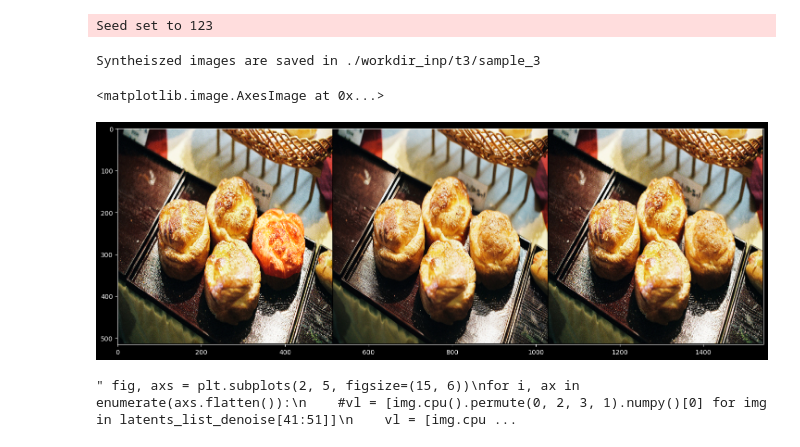
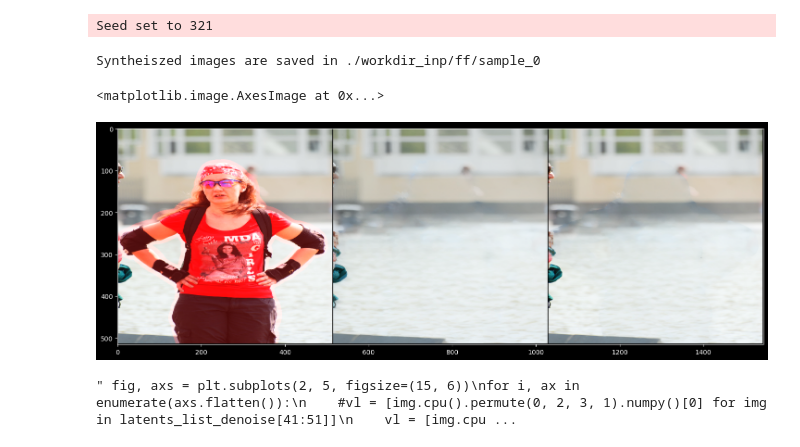
Before and after one commit to datanlab/AttentiveEraser, a Jupyter notebook: removal_guidance.ipynb, the cells around one changed output. Saved outputs shown, nothing was run; the diff lists cells and outputs as text; code cells hidden in the pictures.

```diff
--- a/removal_guidance.ipynb
+++ b/removal_guidance.ipynb
@@ -55,25 +53,25 @@ register_free_crossattn_upblock2d(pipe, b1=1.4, b2=1.6, s1=0.9, s2=0.2) """
 def load_image(image_path, device):
     image = read_image(image_path)
     image = image[:3].unsqueeze_(0).float() / 127.5 - 1.  # [-1, 1]
-    image = F.interpolate(image, (512, 512))
+    image = F.interpolate(image, (512, 512), mode="bicubic")
     image = image.to(torch.float16).to(device)
     return image
 
 def load_mask(mask_path, device):
     mask = read_image(mask_path,mode=ImageReadMode.GRAY)
     mask = mask.unsqueeze_(0).float() / 255.  # 0 or 1
-    mask = F.interpolate(mask, (512, 512))
-    #mask = gaussian_blur(mask, kernel_size=(9, 9))
-    mask[mask < 0.1] = 0
-    mask[mask >= 0.1] = 1
+    mask = F.interpolate(mask, (512, 512), mode="bicubic")
+    mask = gaussian_blur(mask, kernel_size=(13,13))
+    mask[mask < 0.01] = 0
+    mask[mask >= 0.01] = 1
     mask = mask.to(torch.float16).to(device)
     return mask
 
 #seed = 777 #222
-seed = 123 #777no
+seed = 321 #777no
 seed_everything(seed)
 generator=torch.Generator("cuda").manual_seed(seed)
-sample = "t3"
+sample = "ff"
 out_dir = f"./workdir_inp/{sample}/"
 os.makedirs(out_dir, exist_ok=True)
 sample_count = len(os.listdir(out_dir))
@@ -85,19 +83,23 @@ SOURCE_IMAGE_PATH = f"/hy-tmp/MyREMOVAL/examples/img/{sample}.png"
 MASK_PATH = f"/hy-tmp/MyREMOVAL/examples/mask/{sample}_mask.png"
 prompt = ""
 
-SOURCE_IMAGE_PATH = "/hy-tmp/DATA/sample/b7ac9c6bcfe0ff4e_m09728_6e1b66f8.jpg"
-MASK_PATH = "/hy-tmp/DATA/sample/b7ac9c6bcfe0ff4e_m09728_6e1b66f8_mask.png"
+#SOURCE_IMAGE_PATH = "/hy-tmp/DATA/sample/b5e79249f8151459_m01yrx_775722c0.jpg"
+#MASK_PATH = "/hy-tmp/DATA/sample/b5e79249f8151459_m01yrx_775722c0_mask.png"
 #/hy-tmp/outputs_mine/00a55e292e46550a_m03m3pdh_6c778d36.png
 #/hy-tmp/DATA/sample/cbdcaf205d02edf2_m026qbn5_0092f793.jpg
-#/hy-tmp/sd_new/3360b675298645fd_m0bt9lr_3a61c953.png
+#/hy-tmp/outputs_mine/004130acea29204f_m0bt9lr_64749b83.png
+#/hy-tmp/sd_new/c7d1a7a1605b9dd2_m0174n1_039ff462.png #shoutao
+#/hy-tmp/sd_new/0a451ad29b8506c9_m015p6_4bc83bd1.png
 #/hy-tmp/DATA/sample/4555b8698ca652f5_m06_fw_350e59e3.jpg huaban
 ##source_image = load_image("/hy-tmp/DATA/sample/c2b8e5978146d18e_m03bt1vf_b089318d.jpg", device) #huabing
 #source_image = load_image("/hy-tmp/DATA/sample/155b09c9570670f3_m09728_575e1690.jpg", device) #bin
-#source_image = load_image("/hy-tmp/DATA/sample/bcfa0c7ce176f096_m01m2v_b0cad050.jpg", device) # abl for w
+#source_image = load_image("/hy-tmp/DATA/sample/bcfa0c7ce176f096_m01m2v_b0cad050.jpg", device) # abl for layer
+#source_image = load_image("/hy-tmp/DATA/sample/cfc13f689bc316fe_m03bt1vf_c8041a04.jpg", device) # all_layer
+#source_image = load_image("/hy-tmp/DATA/sample/3205bdb5bf767046_m04dr76w_8cfcb545.jpg", device) #lipstick
 source_image = load_image(SOURCE_IMAGE_PATH, device)
 mask_an = load_mask(MASK_PATH, device)
 # %% [output]
-Seed set to 123
+Seed set to 321
 # %%
 #image_path = "/hy-tmp/DATA/sample/c2b8e5978146d18e_m03bt1vf_b089318d.jpg"
 #/hy-tmp/DATA/sample/bf8971a7489a79a1_m06msq_8a1b5ea1.jpg g1
@@ -122,7 +124,7 @@ Seed set to 123
 # %%
 from masactrl.masactrl import MutualSelfAttentionControlMask_An_opt,MutualSelfAttentionControlMask_An
 from masactrl.masactrl_utils import regiter_attention_editor_diffusers
-strength = 0.8
+strength = 0.9
 num_inference_steps = 50
 START_STEP = 0
 END_STEP = int(strength*num_inference_steps)
@@ -136,8 +138,8 @@ layer_idx=list(range(LAYER, END_LAYER))
 for i in removelist:
     layer_idx.remove(i) """
 # hijack the attention module
-#editor = MutualSelfAttentionControlMask_An_opt(START_STEP, END_STEP, LAYER, END_LAYER,layer_idx= layer_idx, mask=mask_an)
-editor = MutualSelfAttentionControlMask_An(START_STEP, END_STEP, LAYER, END_LAYER,layer_idx= layer_idx, mask=mask_an)
+editor = MutualSelfAttentionControlMask_An_opt(START_STEP, END_STEP, LAYER, END_LAYER,layer_idx= layer_idx, mask=mask_an)
+#editor = MutualSelfAttentionControlMask_An(START_STEP, END_STEP, LAYER, END_LAYER,layer_idx= layer_idx, mask=mask_an)
 
 regiter_attention_editor_diffusers(pipe, editor)
 # %%
@@ -173,29 +175,31 @@ from PIL import Image, ImageFilter
 pil_mask = to_pil_image(mask_an.squeeze(0))
 pil_mask_blurred = pil_mask.filter(ImageFilter.GaussianBlur(radius=15))
 mask_blurred = to_tensor(pil_mask_blurred).unsqueeze_(0).to(mask_an.device)
+msak_f = 1-(1-mask_an)*(1-mask_blurred)
 # %%
-out_tile = mask_an * image[-1:] + (1 - mask_an) * (source_image* 0.5 + 0.5)
-out_tile_1 = mask_blurred * image[-1:] + (1 - mask_blurred) * out_tile
+#out_tile = mask_an * image[-1:] + (1 - mask_an) * (source_image* 0.5 + 0.5)
+#out_tile_1 = mask_blurred * image[-1:] + (1 - mask_blurred) * out_tile
+out_tile_1 = msak_f * image[-1:] + (1 - msak_f) * (source_image* 0.5 + 0.5)
 #out_image = torch.concat([source_image* 0.5 + 0.5,
 out_image = torch.concat([img_redder.unsqueeze(0),
                          image[-1:],
                          out_tile_1],
                          #image[:1]],
                          dim=0)
 save_image(out_image, os.path.join(out_dir, f"all_step{END_STEP}_layer{LAYER}.png"))
 save_image(out_image[0], os.path.join(out_dir, f"source_step{END_STEP}_layer{LAYER}.png"))
 save_image(out_image[1], os.path.join(out_dir, f"anonymous_step{END_STEP}_layer{LAYER}.png"))
 save_image(out_image[2], os.path.join(out_dir, f"anonymous_tile_step{END_STEP}_layer{LAYER}.png"))
 #save_image(out_image[2], os.path.join(out_dir, f"compare_step{END_STEP}_layer{LAYER}.png"))
 print("Syntheiszed images are saved in", out_dir)
 img_ori = cv2.imread(os.path.join(out_dir, f"all_step{END_STEP}_layer{LAYER}.png"))
 img_ori = cv2.cvtColor(img_ori, cv2.COLOR_BGR2RGB)
 plt.figure(figsize=(18, 24))
 plt.imshow(img_ori)
 # %% [output]
-Syntheiszed images are saved in ./workdir_inp/t3/sample_3
+Syntheiszed images are saved in ./workdir_inp/ff/sample_0
 <matplotlib.image.AxesImage at 0x...>
-[figure, old version]
+[figure, new version]
 # %%
 """ fig, axs = plt.subplots(2, 5, figsize=(15, 6))
 for i, ax in enumerate(axs.flatten()):
```
Also changed, not shown: parts of 1 cell of this notebook, 6 other files.
